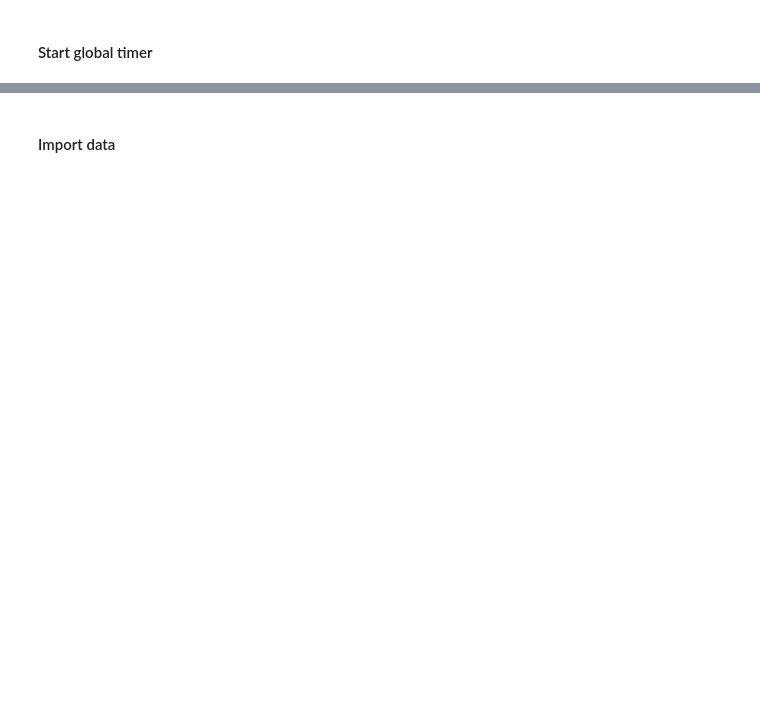
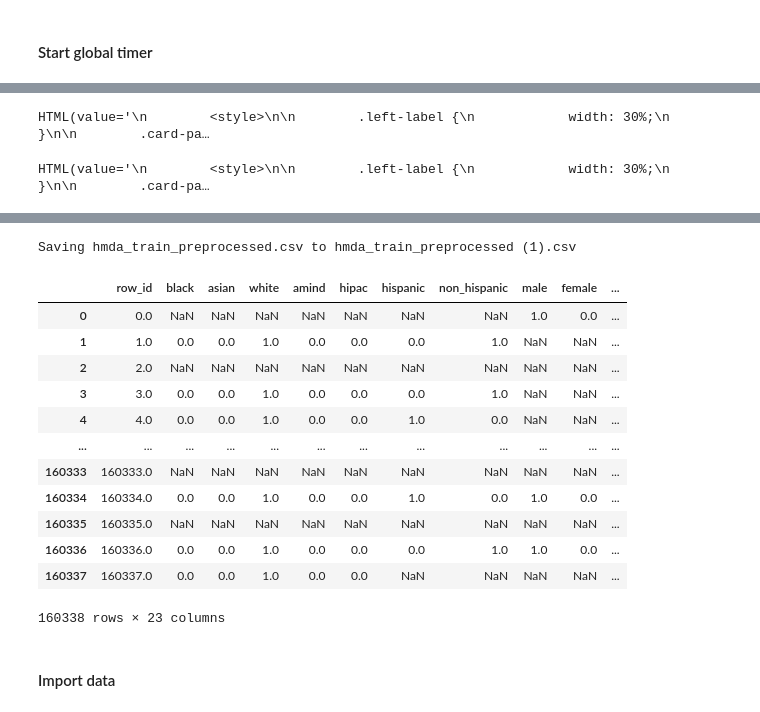
Before and after one commit to klouderm/DS6290_RMS, a Jupyter notebook: assign_1_template.ipynb, the cells around one changed output, grey strips where cells are left out. Cells and saved outputs as stored; diff of their text form; code cells hidden in the pictures; blank space fills up the shorter version.

```diff
--- a/assign_1_template.ipynb
+++ b/assign_1_template.ipynb
@@ -53,0 +98,12 @@ tic = time.time()
+# %%
+import io
+from google.colab import files
+uploaded = files.upload() # upload training and test data
+import pandas as pd
+train = pd.read_csv(io.StringIO(uploaded['hmda_train_preprocessed.csv'].decode('utf-8')))
+from piml import Experiment
+exp = Experiment()
+exp.data_loader(data=train)
+# %% [output]
+HTML(value='\n        <style>\n\n        .left-label {\n            width: 30%;\n        }\n\n        .card-pa…
+HTML(value='\n        <style>\n\n        .left-label {\n            width: 30%;\n        }\n\n        .card-pa…
@@ -54,3 +111,17 @@ tic = time.time()
+Saving hmda_train_preprocessed.csv to hmda_train_preprocessed (1).csv
+|  | row_id | black | asian | white | amind | hipac | hispanic | non_hispanic | male | female | ... |
+| 0 | 0.0 | NaN | NaN | NaN | NaN | NaN | NaN | NaN | 1.0 | 0.0 | ... |
+| 1 | 1.0 | 0.0 | 0.0 | 1.0 | 0.0 | 0.0 | 0.0 | 1.0 | NaN | NaN | ... |
+| 2 | 2.0 | NaN | NaN | NaN | NaN | NaN | NaN | NaN | NaN | NaN | ... |
+| 3 | 3.0 | 0.0 | 0.0 | 1.0 | 0.0 | 0.0 | 0.0 | 1.0 | NaN | NaN | ... |
+| 4 | 4.0 | 0.0 | 0.0 | 1.0 | 0.0 | 0.0 | 1.0 | 0.0 | NaN | NaN | ... |
+| ... | ... | ... | ... | ... | ... | ... | ... | ... | ... | ... | ... |
+| 160333 | 160333.0 | NaN | NaN | NaN | NaN | NaN | NaN | NaN | NaN | NaN | ... |
+| 160334 | 160334.0 | 0.0 | 0.0 | 1.0 | 0.0 | 0.0 | 1.0 | 0.0 | 1.0 | 0.0 | ... |
+| 160335 | 160335.0 | NaN | NaN | NaN | NaN | NaN | NaN | NaN | NaN | NaN | ... |
+| 160336 | 160336.0 | 0.0 | 0.0 | 1.0 | 0.0 | 0.0 | 0.0 | 1.0 | 1.0 | 0.0 | ... |
+| 160337 | 160337.0 | 0.0 | 0.0 | 1.0 | 0.0 | 0.0 | NaN | NaN | NaN | NaN | ... |
+160338 rows × 23 columns
 # %% [markdown]
 #### Import data
 # %%
```
Also changed, not shown: parts of 31 cells of this notebook.
